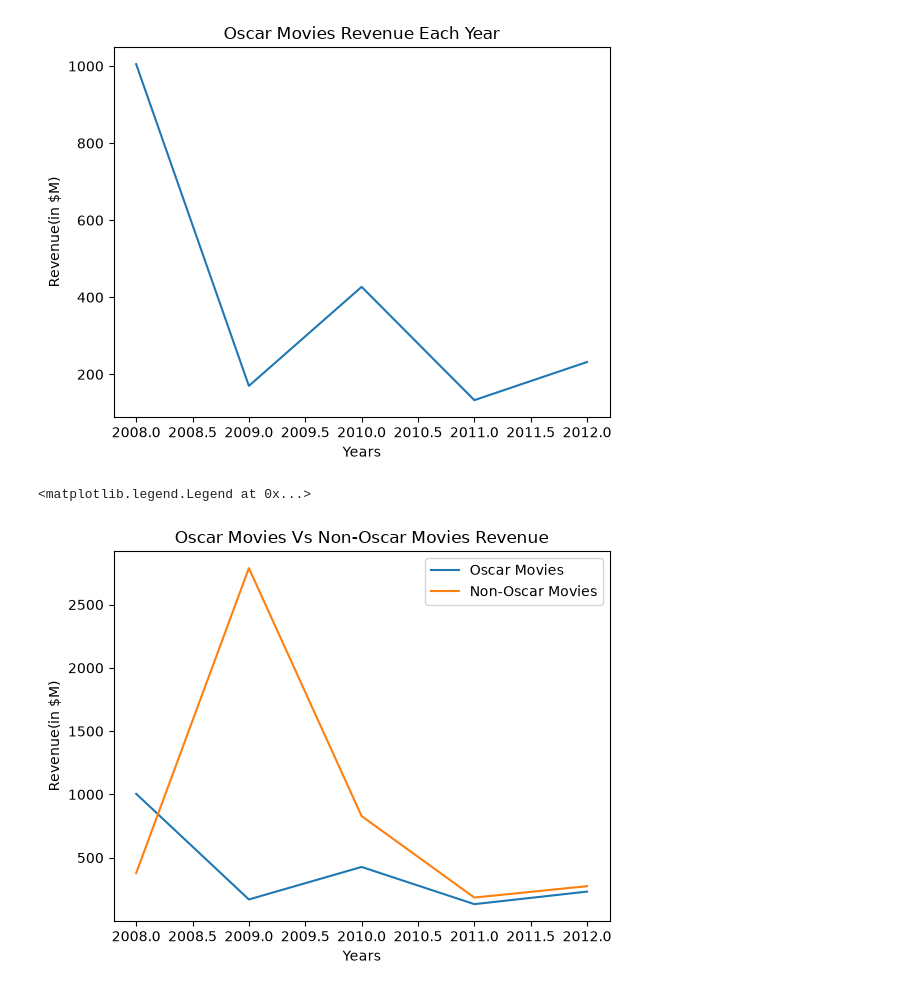
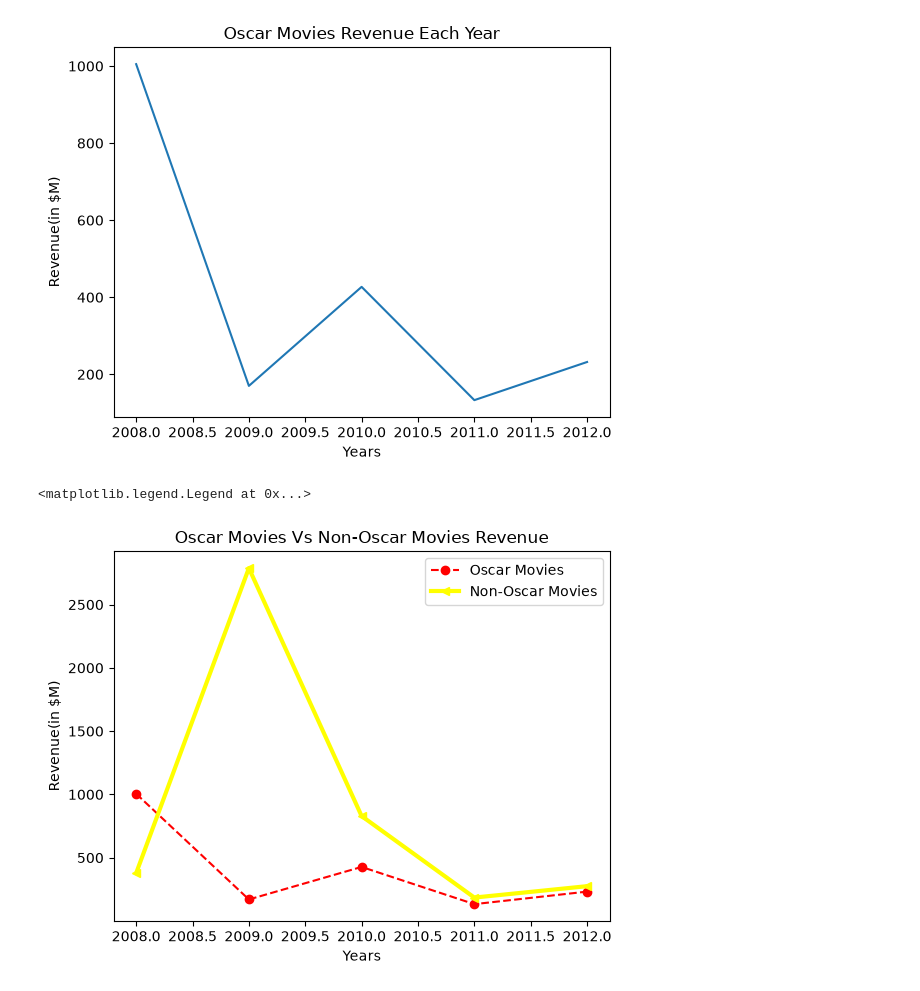
Before and after one commit to Mahak1311/Python-journey, a Jupyter notebook: Matplotlib/matplotlib.ipynb, the cells around one changed output. Cells and saved outputs as stored; diff of their text form; code cells hidden in the pictures.

Commit message:
More plots

```diff
--- a/Matplotlib/matplotlib.ipynb
+++ b/Matplotlib/matplotlib.ipynb
@@ -32,17 +32,17 @@ Text(0, 0.5, 'Revenue(in $M)')
 # %%
 # Plot multiple
 # Non-Oscar Winner Movies
 non_oscar_movies = ["Slumdog Millionaire","Avatar","Inception","Hugo","Lincoln"]
 non_oscar_revenue = [378, 2788, 829, 185, 275]  # in $M
 
-plt.plot(years,oscar_revenue, label="Oscar Movies")
-plt.plot(years,non_oscar_revenue ,label="Non-Oscar Movies")
+plt.plot(years,oscar_revenue,"o--r", label="Oscar Movies") #format strings "marker line colour"
+plt.plot(years,non_oscar_revenue,"<-" , color="yellow",linewidth=3,label="Non-Oscar Movies")
 
 plt.title("Oscar Movies Vs Non-Oscar Movies Revenue")
 plt.xlabel("Years")
 plt.ylabel("Revenue(in $M)")
 
 plt.legend()
 # %% [output]
 <matplotlib.legend.Legend at 0x...>
-[figure, old version]
+[figure, new version]
```
Also changed, not shown: parts of 4 cells of this notebook, 1 other file.
